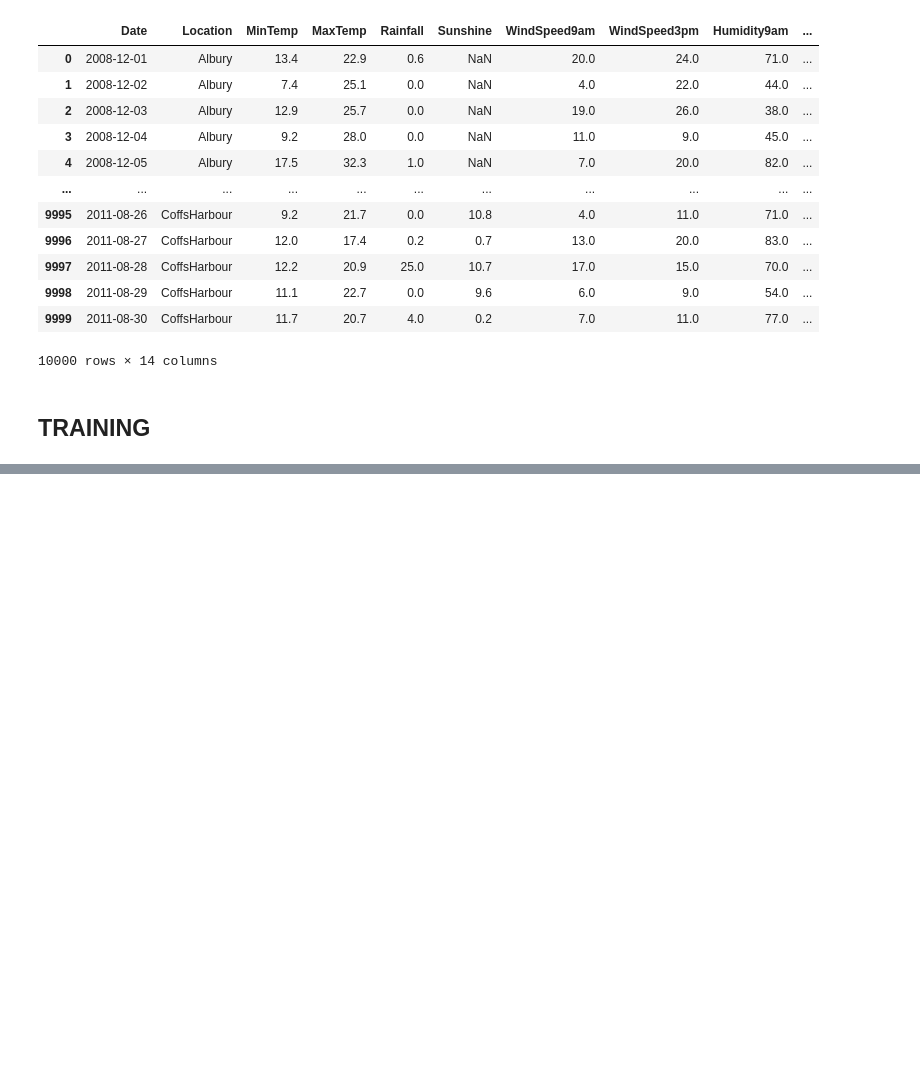
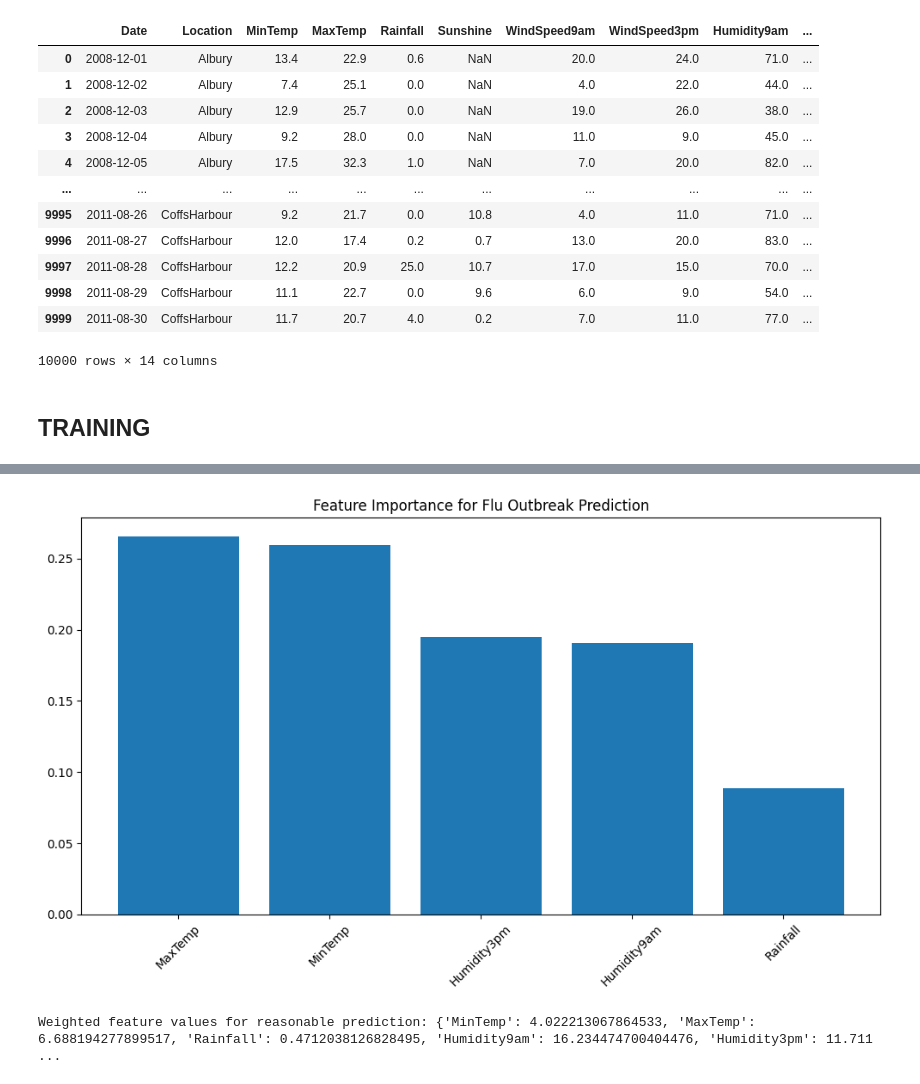
Before and after one commit to ArunchakreyPAC/BockCuster, a Jupyter notebook: processing_datasets.ipynb, the cells around one changed output, grey strips where cells are left out. Drawn from its saved outputs; the diff is of its cells as text; code cells hidden in the pictures; blank space fills up the shorter version.

Commit message:
features prediction

```diff
--- a/processing_datasets.ipynb
+++ b/processing_datasets.ipynb
@@ -142 +142,55 @@ Accuracy: 0.8386154269214905
 weighted avg       0.78      0.84      0.79     29092
+# %%
+import pandas as pd
+import numpy as np
+from sklearn.ensemble import RandomForestClassifier
+from sklearn.model_selection import train_test_split
+import matplotlib.pyplot as plt
+
+# Assuming the RandomForestClassifier 'model' is already trained
+# Feature importance
+def plot_feature_importance(model, feature_names):
+    importances = model.feature_importances_
+    indices = np.argsort(importances)[::-1]
+
+    # Plot the feature importance
+    plt.figure(figsize=(10, 6))
+    plt.title("Feature Importance for Flu Outbreak Prediction")
+    plt.bar(range(len(importances)), importances[indices], align="center")
+    plt.xticks(range(len(importances)), [feature_names[i] for i in indices], rotation=45)
+    plt.tight_layout()
+    plt.show()
+
+# Feature names (X column names)
+features = ['MinTemp', 'MaxTemp', 'Rainfall', 'Humidity9am', 'Humidity3pm']
+
+# Call the function to plot feature importance
+plot_feature_importance(model, features)
+# %% [output]
+[figure, added]
+# %%
+# Example: Weighted average values based on feature importance
+import numpy as np
+
+# Assuming feature importance is extracted from the trained RandomForest model
+feature_importances = model.feature_importances_
+feature_names = ['MinTemp', 'MaxTemp', 'Rainfall', 'Humidity9am', 'Humidity3pm']
+
+# Normalized feature importance to create weights
+weights = feature_importances / feature_importances.sum()
+
+# Historical data (could be from averages or recent data)
+historical_data = {
+    'MinTemp': 15.5,
+    'MaxTemp': 25.2,
+    'Rainfall': 5.3,
+    'Humidity9am': 85,
+    'Humidity3pm': 60
+}
+
+# Calculate weighted values
+weighted_values = {feature: historical_data[feature] * weight for feature, weight in zip(feature_names, weights)}
+
+print("Weighted feature values for reasonable prediction:", weighted_values)
+# %% [output]
+Weighted feature values for reasonable prediction: {'MinTemp': 4.022213067864533, 'MaxTemp': 6.688194277899517, 'Rainfall': 0.4712038126828495, 'Humidity9am': 16.234474700404476, 'Humidity3pm': 11.711 ...
```
Also changed, not shown: parts of 4 cells of this notebook.
